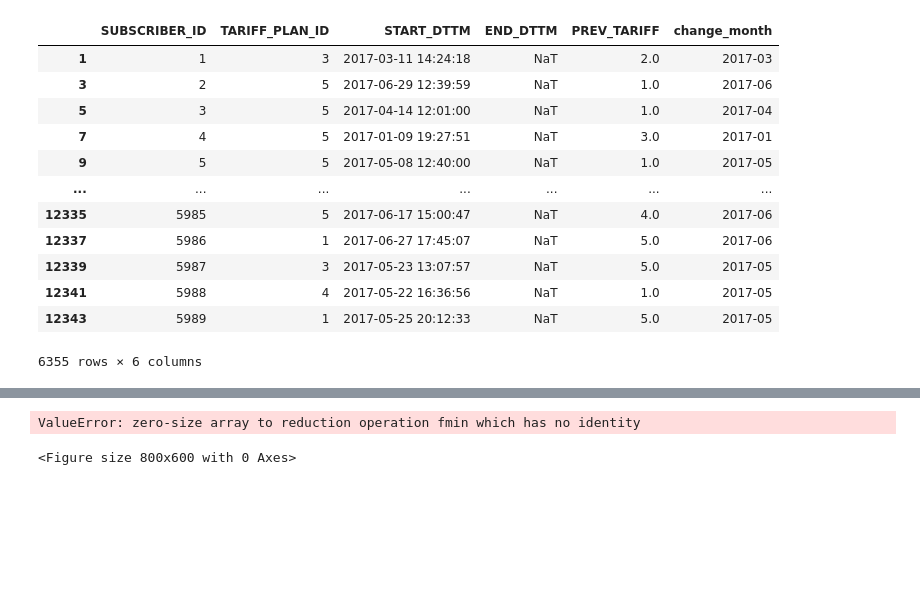
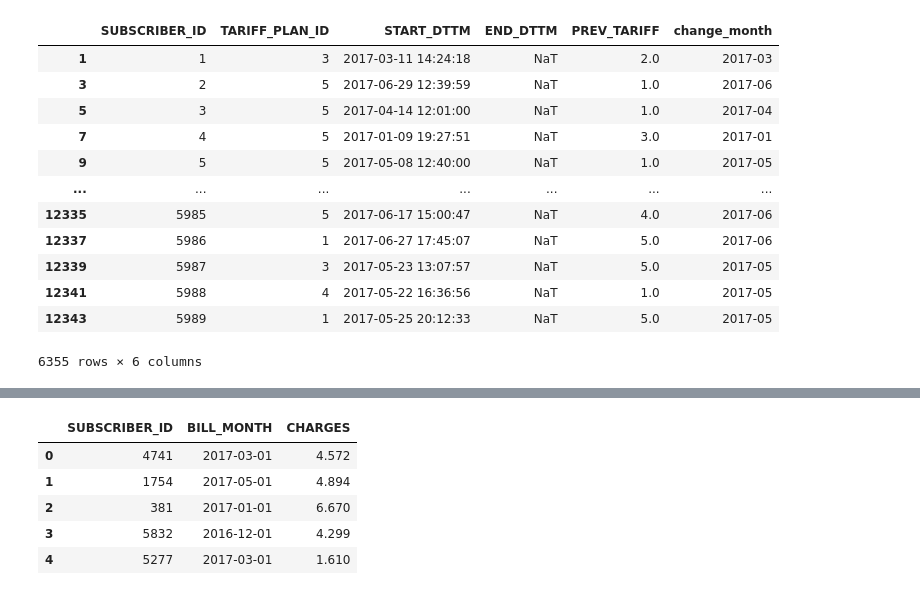
Before and after one commit to kek7777/Business_analysis, a Jupyter notebook: task3.ipynb, the cells around one changed output, grey strips where cells are left out. Drawn from its saved outputs; the diff is of its cells as text; code cells hidden in the pictures; blank space fills up the shorter version.

```diff
--- a/task3.ipynb
+++ b/task3.ipynb
@@ -378,23 +185,9 @@ plt.show()
-# %%
-pivot_table = significant_transitions.pivot(
-    index='from_tariff',
-    columns='to_tariff',
-    values=('difference', 'mean')
-)
-
-plt.figure(figsize=(8, 6))
-sns.heatmap(
-    pivot_table,
-    annot=True,
-    fmt=".1f",
-    cmap='coolwarm',
-    center=0,
-    linewidths=.5
-)
-plt.title('Тепловая карта изменений среднего счета')
-plt.xlabel('Новый тариф')
-plt.ylabel('Старый тариф')
-plt.show()
-# %% [output]
-ValueError: zero-size array to reduction operation fmin which has no identity
-<Figure size 800x600 with 0 Axes>
+# %%
+df_charges.head()
+# %% [output]
+|  | SUBSCRIBER_ID | BILL_MONTH | CHARGES |
+| 0 | 4741 | 2017-03-01 | 4.572 |
+| 1 | 1754 | 2017-05-01 | 4.894 |
+| 2 | 381 | 2017-01-01 | 6.670 |
+| 3 | 5832 | 2016-12-01 | 4.299 |
+| 4 | 5277 | 2017-03-01 | 1.610 |
```
Also changed, not shown: parts of 12 cells of this notebook, 3 other files.
